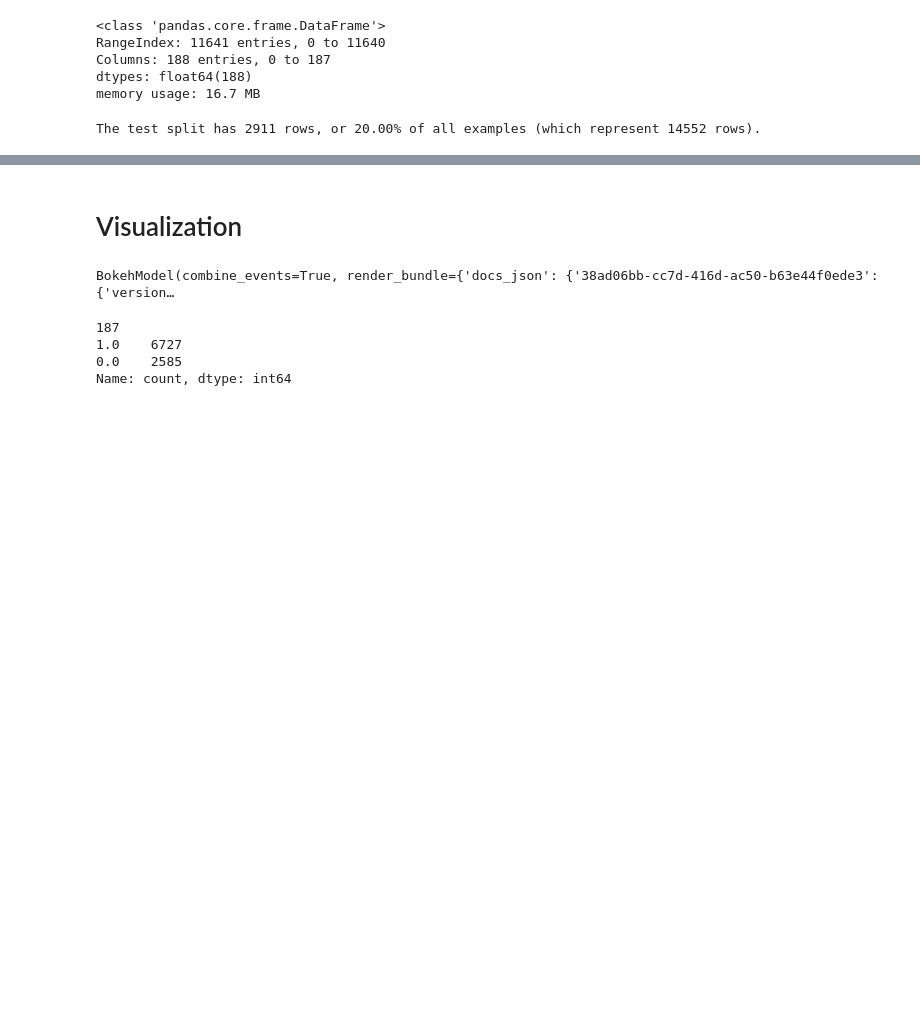
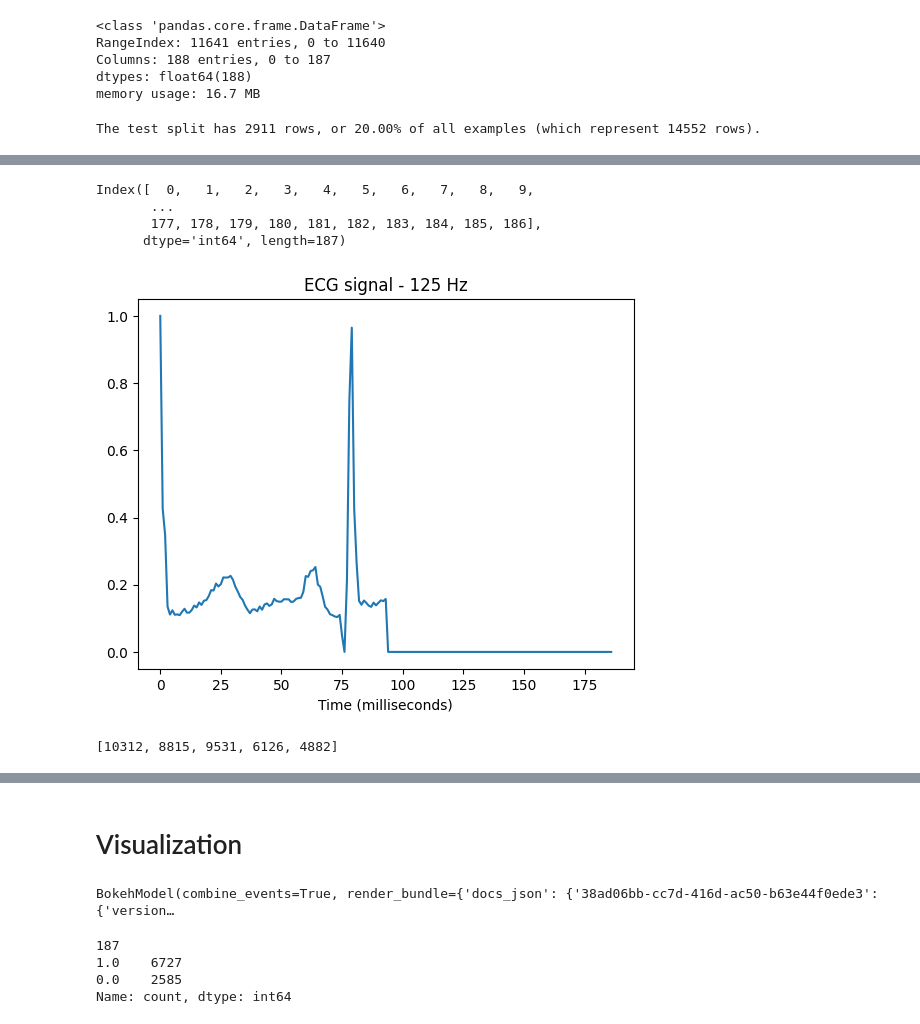
Before and after one commit to juliepinole/proj2, a Jupyter notebook: task_1/Task_1_explo.ipynb, the cells around one changed output, grey strips where cells are left out. Drawn from its saved outputs; the diff is of its cells as text; code cells hidden in the pictures; blank space fills up the shorter version.

```diff
--- a/task_1/Task_1_explo.ipynb
+++ b/task_1/Task_1_explo.ipynb
@@ -123,0 +156,8 @@ The test split has 2911 rows, or 20.00% of all examples (which represent 14552 r
+# %%
+x_train_0, x_test_0, y_train_0, y_test_0 = lib.pre_process_ecg(
+        df_heart_train,
+        label_col_pos=-1,
+        test_size=base.test_size,
+        random_state=base.random_state_test_train_split,
+        split_data=False,
+)
@@ -123,0 +180,26 @@ The test split has 2911 rows, or 20.00% of all examples (which represent 14552 r
+# %%
+x_train_0.columns
+# %% [output]
+Index([  0,   1,   2,   3,   4,   5,   6,   7,   8,   9,
+       ...
+       177, 178, 179, 180, 181, 182, 183, 184, 185, 186],
+      dtype='int64', length=187)
+# %%
+row_idx = 333
+data = x_train_0.iloc[row_idx, :].to_frame()
+col_name = 'ECG_patient_' + str(row_idx)
+data.columns = [col_name]
+# plot
+plt.title("ECG signal - 125 Hz")
+plt.plot(data)
+plt.xlabel('Time (milliseconds)')
+plt.show()
+# %% [output]
+[figure, added]
+# %%
+possible_idx = list(x_train_0.index)
+n_random_idx = 5
+final_idx_to_plot = random.sample(possible_idx, n_random_idx)
+final_idx_to_plot
+# %% [output]
+[10312, 8815, 9531, 6126, 4882]
```
Also changed, not shown: parts of 36 cells of this notebook, 3 other files.
